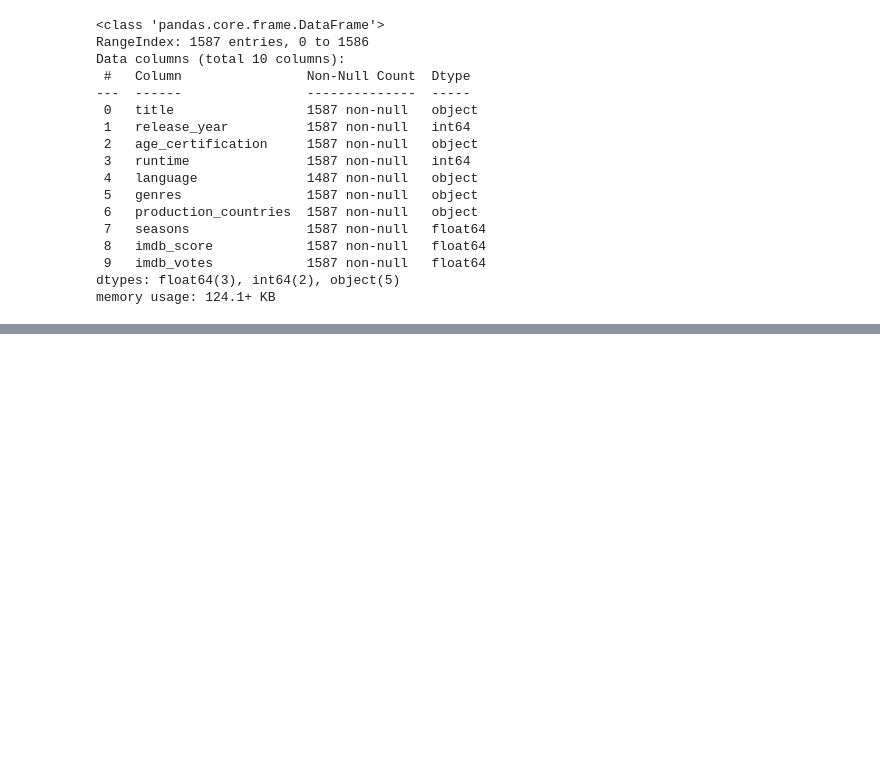
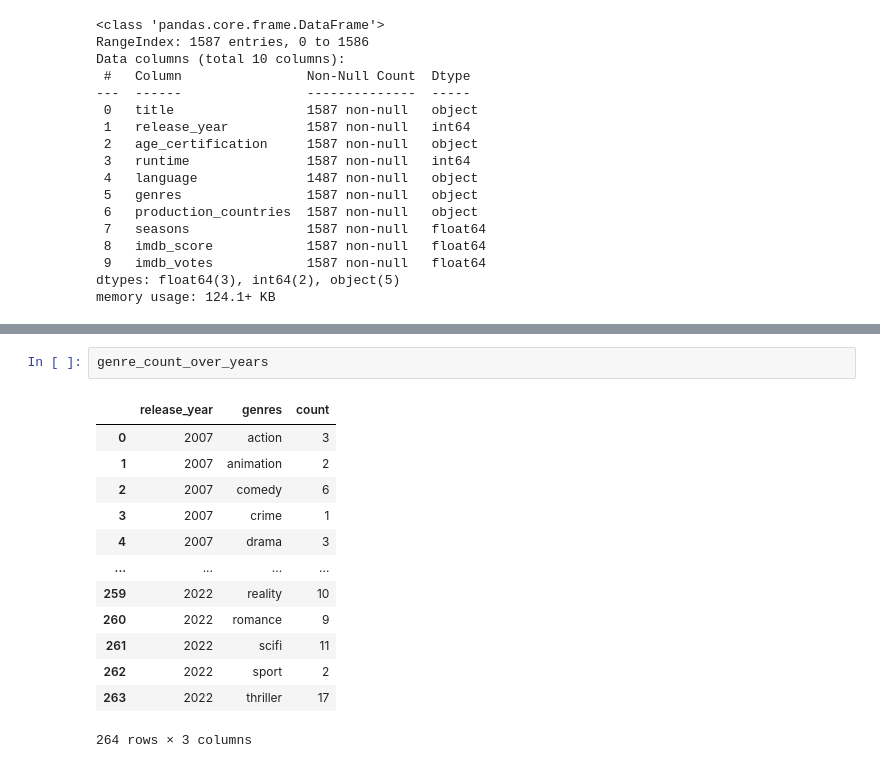
Before and after one commit to NidaB-C/NetflixEDA, a Jupyter notebook: 02_genre_production_patterns.ipynb, the cells around one changed output, grey strips where cells are left out. Saved outputs shown, nothing was run; the diff lists cells and outputs as text; blank space fills up the shorter version.

```diff
--- a/02_genre_production_patterns.ipynb
+++ b/02_genre_production_patterns.ipynb
@@ -90,0 +123,16 @@ AttributeError: module 'matplotlib.pyplot' has no attribute 'save'
+# %%
+genre_count_over_years
+# %% [output]
+|  | release_year | genres | count |
+| 0 | 2007 | action | 3 |
+| 1 | 2007 | animation | 2 |
+| 2 | 2007 | comedy | 6 |
+| 3 | 2007 | crime | 1 |
+| 4 | 2007 | drama | 3 |
+| ... | ... | ... | ... |
+| 259 | 2022 | reality | 10 |
+| 260 | 2022 | romance | 9 |
+| 261 | 2022 | scifi | 11 |
+| 262 | 2022 | sport | 2 |
+| 263 | 2022 | thriller | 17 |
+264 rows × 3 columns
```
Also changed, not shown: parts of 10 cells of this notebook, 1 other file.
